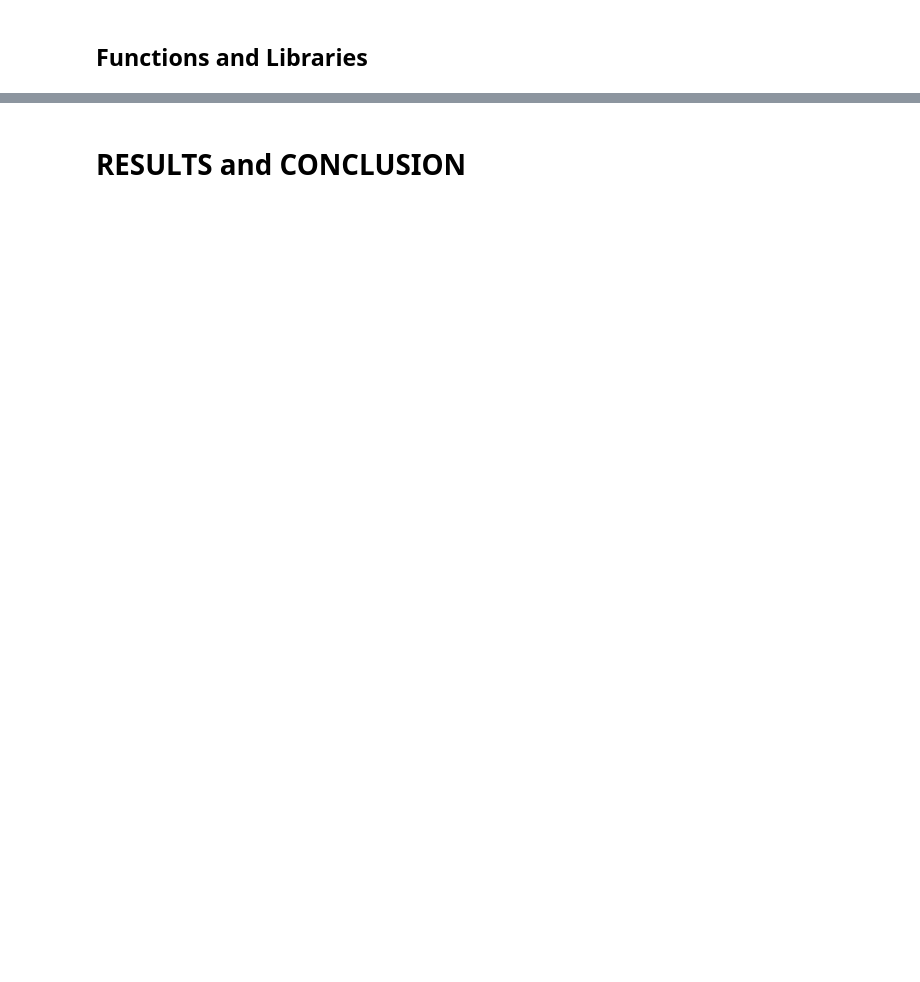
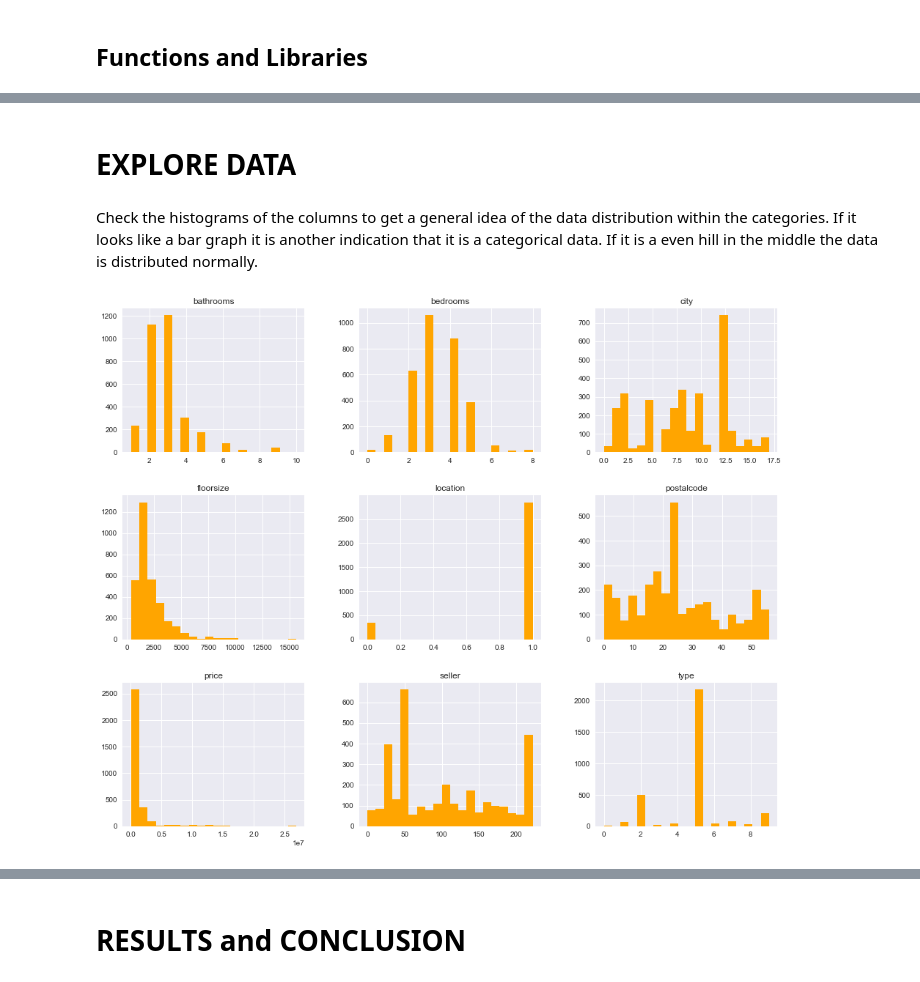
Before and after one commit to ohsusanna93/dsc-capstone-project-v2-online-ds-pt-100719, a Jupyter notebook: susanna's capstone/project.ipynb, the cells around one changed output, grey strips where cells are left out. Cells and saved outputs as stored; diff of their text form; code cells hidden in the pictures; blank space fills up the shorter version.

```diff
--- a/susanna's capstone/project.ipynb
+++ b/susanna's capstone/project.ipynb
@@ -498,0 +598,3 @@ apartments
+# %%
+df.drop('url', axis=1, inplace = True)
+#drop column, url
@@ -498,0 +615,18 @@ apartments
+# %%
+df['seller'] = df['seller'].fillna('Unknown')
+#fill missing information as "unknown"
+df.replace({'': np.nan}, inplace=True)
+#replacing all empty rows with nan to drop
+df = df.dropna()
+#drop null values
+# %%
+categorical = ['type','postalcode','city','seller','location']
+ba = ['bathrooms']
+for column in df.columns:
+    if column in categorical:
+        df[column] = df[column].astype('category').cat.codes
+    if column in ba:
+        df[column] = df[column].astype(float)
+    else:
+        df[column] = df[column].astype(int)
+#cat codes all categorical columns and change dtype from object to float or int.
@@ -498,0 +645,16 @@ apartments
+# %% [markdown]
+# EXPLORE DATA
+# %%
+import statsmodels.api as sm
+from statsmodels.formula.api import ols
+import statsmodels.stats.api as sms
+import statsmodels.formula.api as smf
+plt.style.use('seaborn')
+import scipy.stats as stats
+import warnings
+# %% [markdown]
+Check the histograms of the columns to get a general idea of the data distribution within the categories. If it looks like a bar graph it is another indication that it is a categorical data. If it is a even hill in the middle the data is distributed normally.
+# %%
+df.hist(figsize = (16, 13), bins = 20,color="orange");
+# %% [output]
+[figure, added]
```
Also changed, not shown: parts of 120 cells of this notebook, 3 other files.
